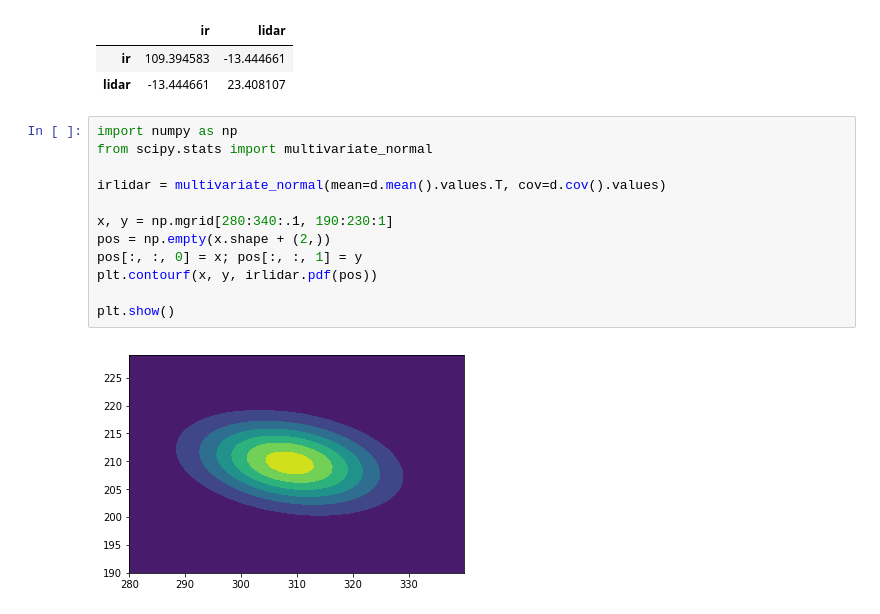
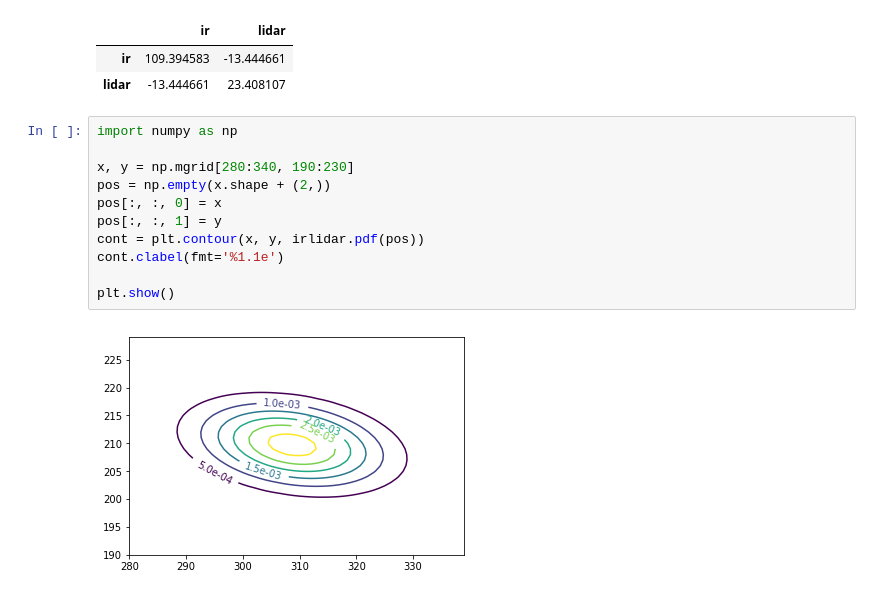
Before and after one commit to ryuichiueda/LNPR_BOOK_CODES, a Jupyter notebook: section_sensor/multi_gauss2.ipynb, the cells around one changed output. Cells and saved outputs as stored; diff of their text form.

```diff
--- a/section_sensor/multi_gauss2.ipynb
+++ b/section_sensor/multi_gauss2.ipynb
@@ -20,15 +20,14 @@ d.loc[:, ["ir", "lidar"]].cov()
 | lidar | -13.444661 | 23.408107 |
 # %%
 import numpy as np
-from scipy.stats import multivariate_normal
 
-irlidar = multivariate_normal(mean=d.mean().values.T, cov=d.cov().values)
-
-x, y = np.mgrid[280:340:.1, 190:230:1]
+x, y = np.mgrid[280:340, 190:230]
 pos = np.empty(x.shape + (2,))
-pos[:, :, 0] = x; pos[:, :, 1] = y
-plt.contourf(x, y, irlidar.pdf(pos))
+pos[:, :, 0] = x
+pos[:, :, 1] = y
+cont = plt.contour(x, y, irlidar.pdf(pos))
+cont.clabel(fmt='%1.1e')
 
 plt.show()
 # %% [output]
-[figure, old version]
+[figure, new version]
```
Also changed, not shown: parts of 1 cell of this notebook, 4 other files.
